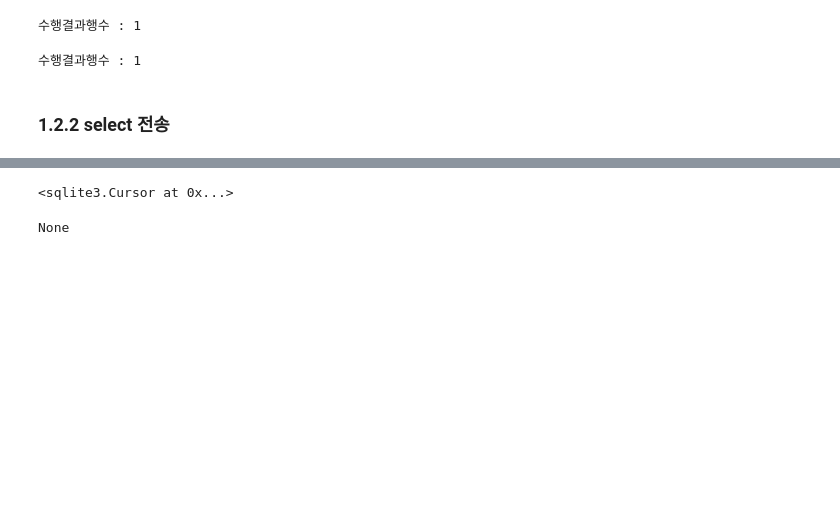
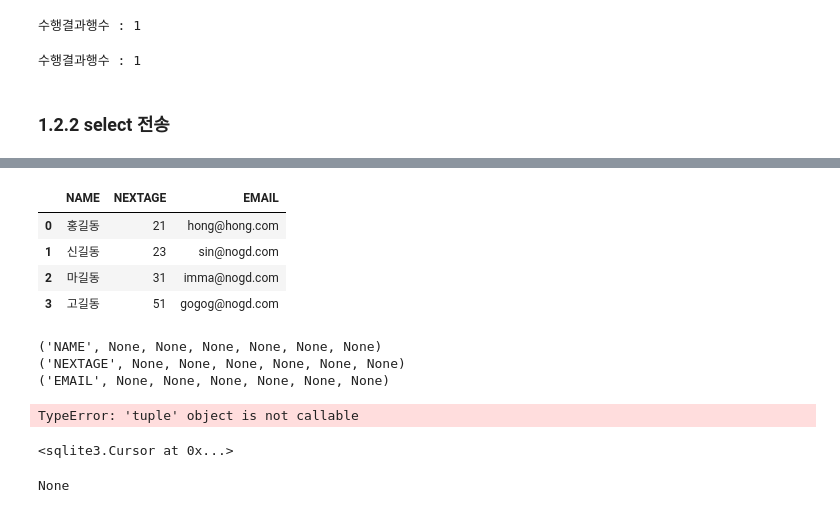
Before and after one commit to jsa3338/AI-X, a Jupyter notebook: source/01_python/ch15_데이터베이스연동.ipynb, the cells around one changed output, grey strips where cells are left out. Saved outputs shown, nothing was run; the diff lists cells and outputs as text; code cells hidden in the pictures; blank space fills up the shorter version.

```diff
--- a/source/01_python/ch15_데이터베이스연동.ipynb
+++ b/source/01_python/ch15_데이터베이스연동.ipynb
@@ -88,3 +146,25 @@ conn.commit() #(반) conn.rollback() DML에서만 가능
+# %%
+# 커서 객체 한번에 읽기
+df = pd.DataFrame(cursor.fetchall(),
+                 columns= [header[0] for header in cursor.description])
+df
+# %% [output]
+|  | NAME | NEXTAGE | EMAIL |
+| 0 | 홍길동 | 21 | hong@hong.com |
+| 1 | 신길동 | 23 | sin@nogd.com |
+| 2 | 마길동 | 31 | imma@nogd.com |
+| 3 | 고길동 | 51 | gogog@nogd.com |
+# %%
+for d in cursor.description:
+    print(d)
+# %% [output]
+('NAME', None, None, None, None, None, None)
+('NEXTAGE', None, None, None, None, None, None)
+('EMAIL', None, None, None, None, None, None)
+# %%
+print(cursor.description())
+# %% [output]
+TypeError: 'tuple' object is not callable
 # %%
 cursor.execute('''
     SELECT NAME, AGE, AGE+1 NEXTAGE, EMAIL FROM MEMBER
```
Also changed, not shown: parts of 7 cells of this notebook, 14 other files.
